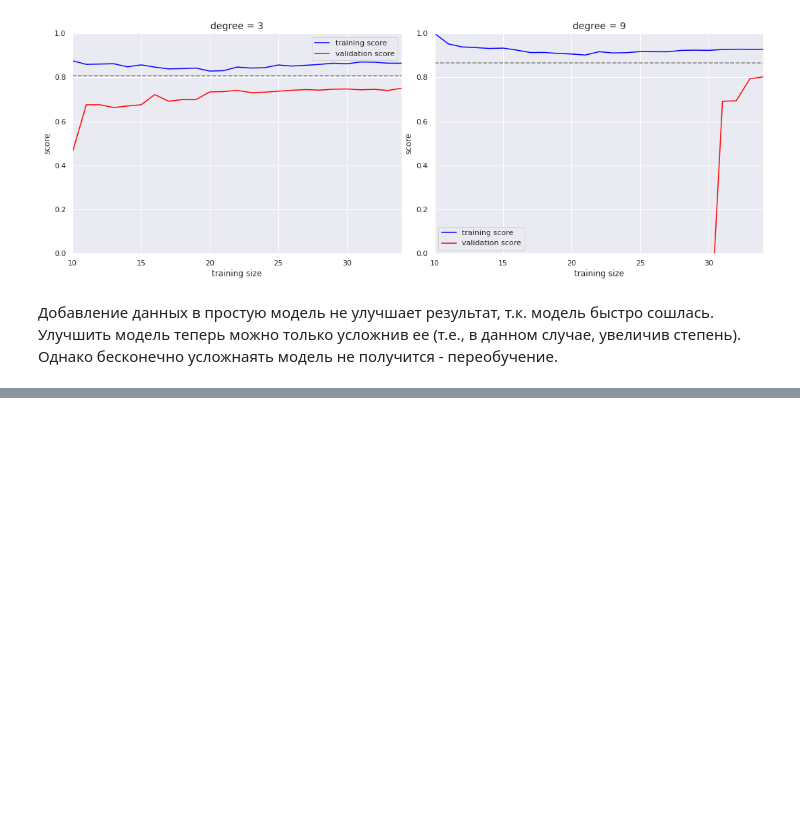
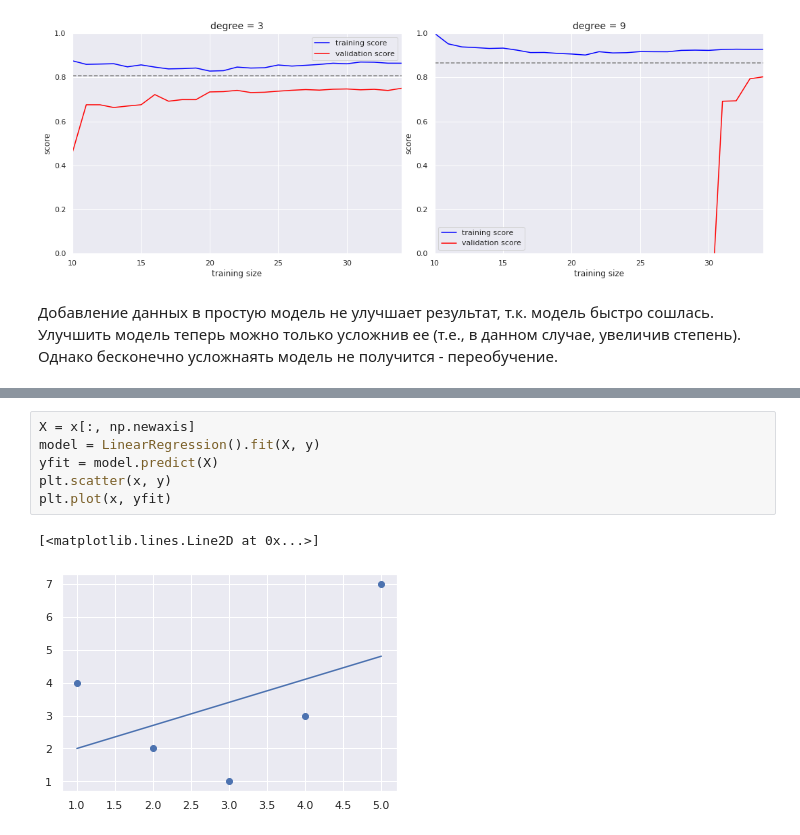
Before and after one commit to KonstantinKlepikov/all-python-ml-learning, a Jupyter notebook: sklearn-learning.ipynb, the cells around one changed output, grey strips where cells are left out. Cells and saved outputs as stored; diff of their text form; blank space fills up the shorter version.

```diff
--- a/sklearn-learning.ipynb
+++ b/sklearn-learning.ipynb
@@ -387,0 +535,9 @@ for i, degree in enumerate([3, 9]):
+# %%
+X = x[:, np.newaxis]
+model = LinearRegression().fit(X, y)
+yfit = model.predict(X)
+plt.scatter(x, y)
+plt.plot(x, yfit)
+# %% [output]
+[<matplotlib.lines.Line2D at 0x...>]
+[figure, added]
```
Also changed, not shown: parts of 34 cells of this notebook.
